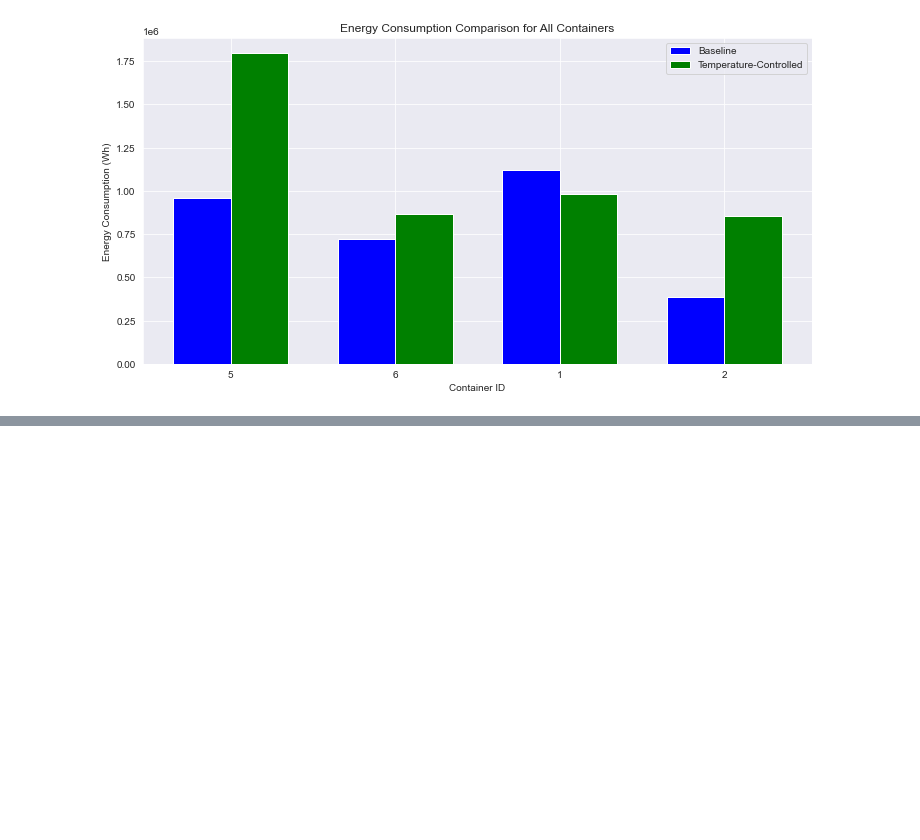
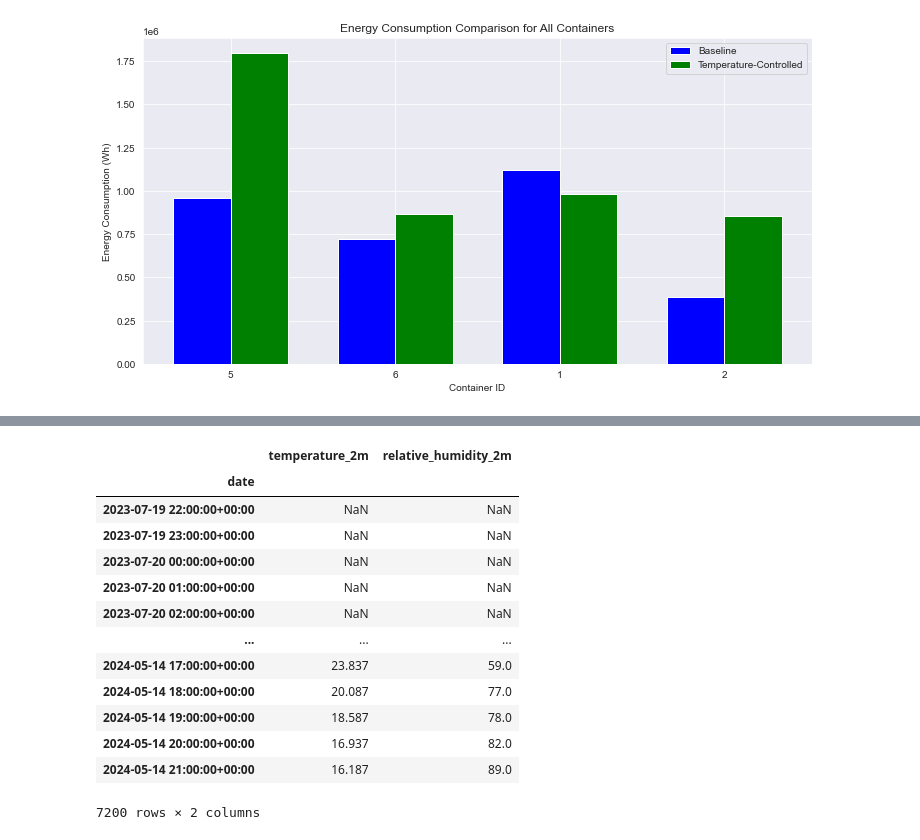
Before and after one commit to LeTartap/SISContainerProjGroup5, a Jupyter notebook: power_usage.ipynb, the cells around one changed output, grey strips where cells are left out. Drawn from its saved outputs; the diff is of its cells as text; code cells hidden in the pictures; blank space fills up the shorter version.

Commit message:
-started working on implementing the weather API, not working rn

```diff
--- a/power_usage.ipynb
+++ b/power_usage.ipynb
@@ -589,0 +650,43 @@ Percentage Energy Savings: -120.38%
+# %%
+import openmeteo_requests
+
+import requests_cache
+import pandas as pd
+from retry_requests import retry
+
+# Setup the Open-Meteo API client with cache and retry on error
+cache_session = requests_cache.CachedSession('.cache', expire_after=3600)
+retry_session = retry(cache_session, retries=5, backoff_factor=0.2)
+openmeteo = openmeteo_requests.Client(session=retry_session)
+
+# Make sure all required weather variables are listed here
+# The order of variables in hourly or daily is important to assign them correctly below
+url = "https://api.open-meteo.com/v1/forecast"
+params = {
+    "latitude": 52.52,
+    "longitude": 13.41,
+    "hourly": "temperature_2m"
+}
+responses = openmeteo.weather_api(url, params=params)
+
+# Process first location. Add a for-loop for multiple locations or weather models
+response = responses[0]
+print(f"Coordinates {response.Latitude()}°N {response.Longitude()}°E")
+print(f"Elevation {response.Elevation()} m asl")
+print(f"Timezone {response.Timezone()} {response.TimezoneAbbreviation()}")
+print(f"Timezone difference to GMT+0 {response.UtcOffsetSeconds()} s")
+
+# Process hourly data. The order of variables needs to be the same as requested.
+hourly = response.Hourly()
+hourly_temperature_2m = hourly.Variables(0).ValuesAsNumpy()
+
+hourly_data = {"date": pd.date_range(
+    start=pd.to_datetime(hourly.Time(), unit="s", utc=True),
+    end=pd.to_datetime(hourly.TimeEnd(), unit="s", utc=True),
+    freq=pd.Timedelta(seconds=hourly.Interval()),
+    inclusive="left"
+)}
+hourly_data["temperature_2m"] = hourly_temperature_2m
+
+hourly_dataframe = pd.DataFrame(data=hourly_data)
+print(hourly_dataframe)
@@ -589,0 +957,17 @@ Percentage Energy Savings: -120.38%
+# %%
+weather_df
+# %% [output]
+|  | temperature_2m | relative_humidity_2m |
+| date |  |  |
+| 2023-07-19 22:00:00+00:00 | NaN | NaN |
+| 2023-07-19 23:00:00+00:00 | NaN | NaN |
+| 2023-07-20 00:00:00+00:00 | NaN | NaN |
+| 2023-07-20 01:00:00+00:00 | NaN | NaN |
+| 2023-07-20 02:00:00+00:00 | NaN | NaN |
+| ... | ... | ... |
+| 2024-05-14 17:00:00+00:00 | 23.837 | 59.0 |
+| 2024-05-14 18:00:00+00:00 | 20.087 | 77.0 |
+| 2024-05-14 19:00:00+00:00 | 18.587 | 78.0 |
+| 2024-05-14 20:00:00+00:00 | 16.937 | 82.0 |
+| 2024-05-14 21:00:00+00:00 | 16.187 | 89.0 |
+7200 rows × 2 columns
```
Also changed, not shown: parts of 9 cells of this notebook.
